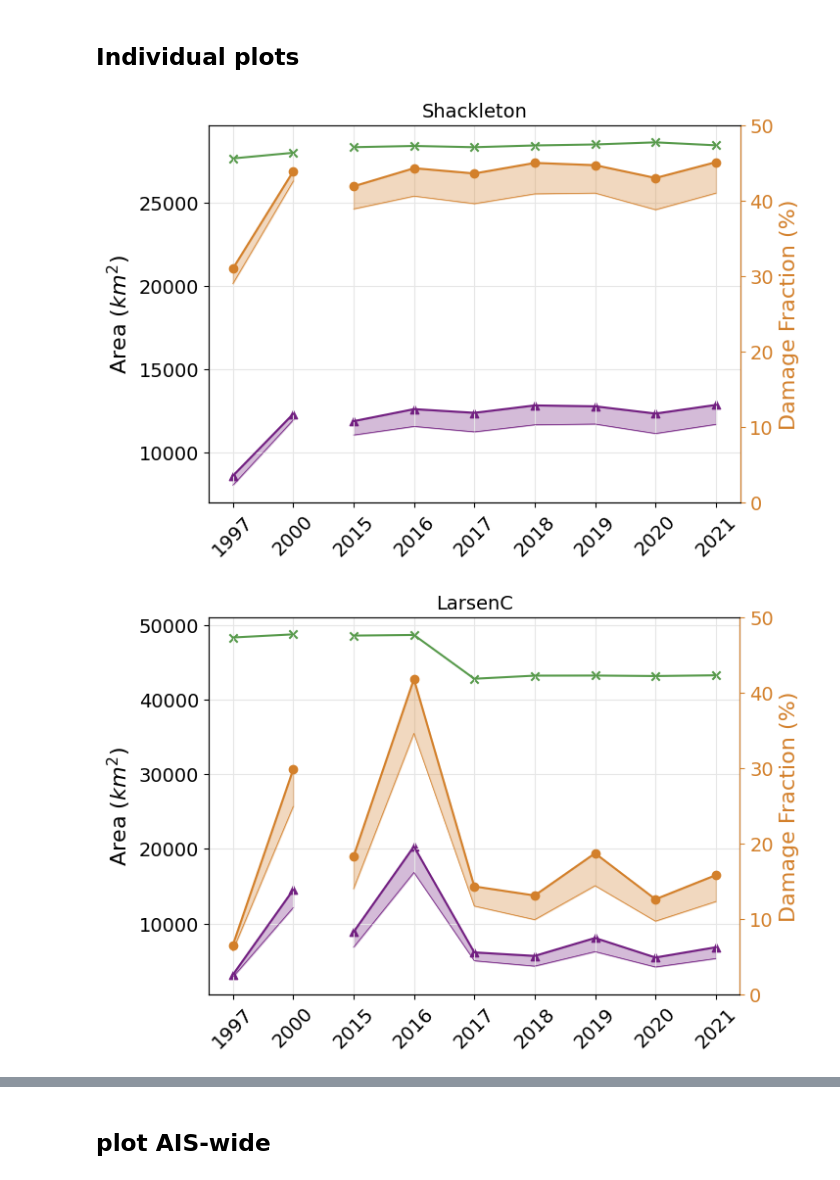
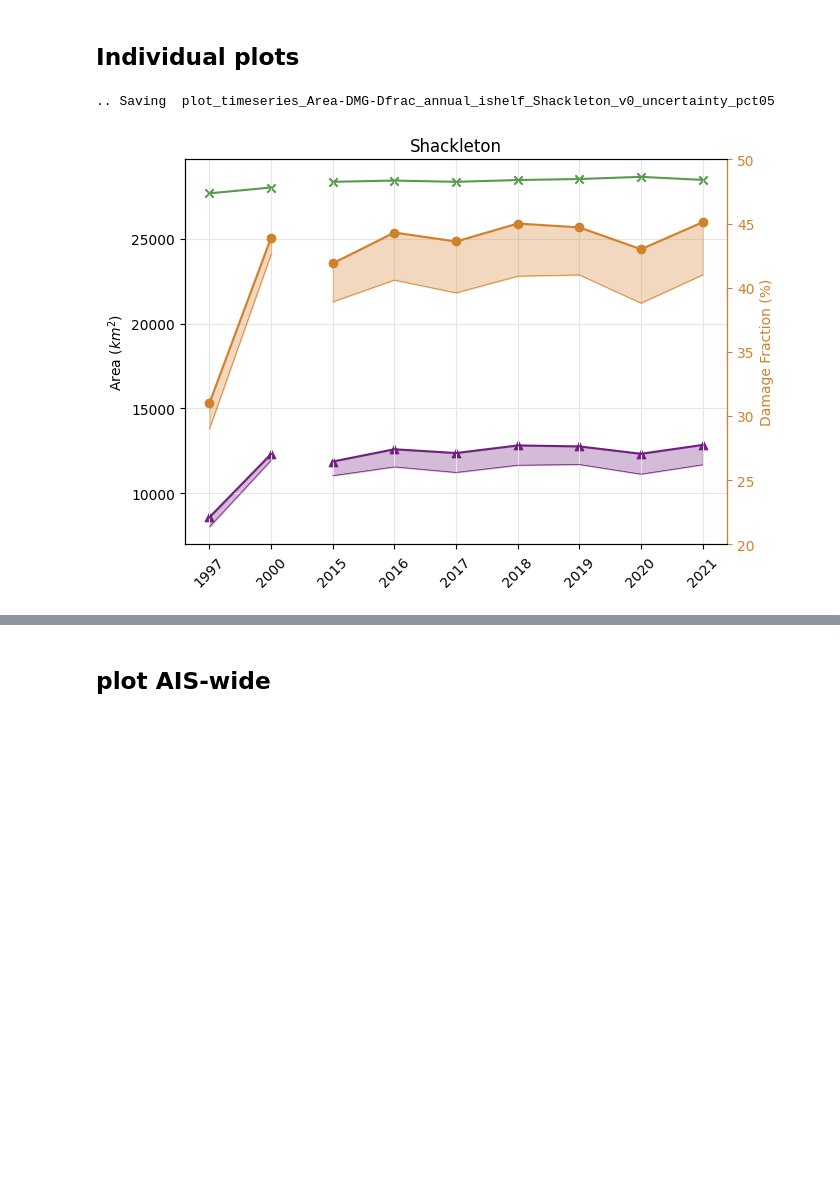
Before and after one commit to mizeboud/antarctic-damage-change, a Jupyter notebook: notebooks/plot_aggregate_dmg_iceshelves_timeseries.ipynb, the cells around one changed output, grey strips where cells are left out. Saved outputs shown, nothing was run; the diff lists cells and outputs as text; code cells hidden in the pictures; blank space fills up the shorter version.

```diff
--- a/notebooks/plot_aggregate_dmg_iceshelves_timeseries.ipynb
+++ b/notebooks/plot_aggregate_dmg_iceshelves_timeseries.ipynb
@@ -19,10 +13,9 @@ import seaborn as sns
 # Import user functions
 import nbFunctions as myf
 # %%
-homedir = '/Users/tud500158/Library/Mobile Documents/com~apple~CloudDocs/Documents/Documents - TUD500158/'
+homedir = '/Users/.../'
 
-path2savefig = os.path.join(homedir,'Data/NERD/plots_dev/')
-# path2data = os.path.join(homedir,'Data/NERD/DMG_aggregated/')
+path2savefig = os.path.join(homedir,'Data/NERD/plots/')
 
 ''' --------------
 Get Shapefiles
@@ -523,35 +492,36 @@ fig.tight_layout()
 
 ''' -----------------
 ## SINGLE PLOT PER ICE SHELF
 ----------------- '''
-for i, ishelf in enumerate(['Shackleton','LarsenC','Crosson','Brunt_Stancomb','Drygalski','Filchner','Thwaites']):#,'Crosson','Shackleton','Drygalski','LarsenC','Filchner']):
+# for i, ishelf in enumerate(['Shackleton','LarsenC','Crosson','Brunt_Stancomb','Drygalski','Filchner','Thwaites']):#,'Crosson','Shackleton','Drygalski','LarsenC','Filchner']):
+for i, ishelf in enumerate(['Shackleton']):
     data_plot = df_nerd.loc[df_nerd['NAME'] == ishelf]
 
     fig, axs = plt.subplots(1, figsize=(7, 5), sharex=True )
     ax = axs
     ax, ax2 = plot_axes_area_dmg_dfrac(ax, data_plot,
                         # yvar_left1=('#DMG', 'Damage area (px)'),
                         # yvar_left2=('Npx', 'Ice shelf area(px)'),
                         yvar_left1=('DMG(km2)', 'Damaged area (km2)'),
                         yvar_left2=('Area(km2)', 'Ice shelf area (km2)'),
                         yvar_right=('Dfrac', 'Dfrac(%)'),
                         yscale_log=False,
                         ax_title = ishelf,
                         )
     # Remove the legend
     ax.legend().set_visible(False)
 
     if ishelf in ['LarsenC', 'Shackleton','Filchner']:
-        ax2.set_ylim([0,50]) # larsen, shackleton
+        # ax2.set_ylim([0,50]) # larsen, shackleton
+        ax2.set_ylim([20,50])
     else:
         ax2.set_ylim([40,100]) # others
 
     # # # ### SAVE FIGURE
-    # # # # fname = 'plot_timeseries_Area-DMG-Dfrac_annual_ishelf_'+ishelf
     # fname = f'plot_timeseries_Area-DMG-Dfrac_annual_ishelf_{ishelf}_v0_uncertainty_pct05'
     # print('.. Saving ', fname)
     # fig.savefig(os.path.join(path2savefig,'bar_plots',fname +'.png'), bbox_inches='tight')
     # fig.savefig(os.path.join(path2savefig,'bar_plots',fname +'.pdf'), bbox_inches='tight')
 # %% [output]
+.. Saving  plot_timeseries_Area-DMG-Dfrac_annual_ishelf_Shackleton_v0_uncertainty_pct05
-[figure, old version]
+[figure, new version]
-[figure, removed]
```
Also changed, not shown: parts of 21 cells of this notebook.
